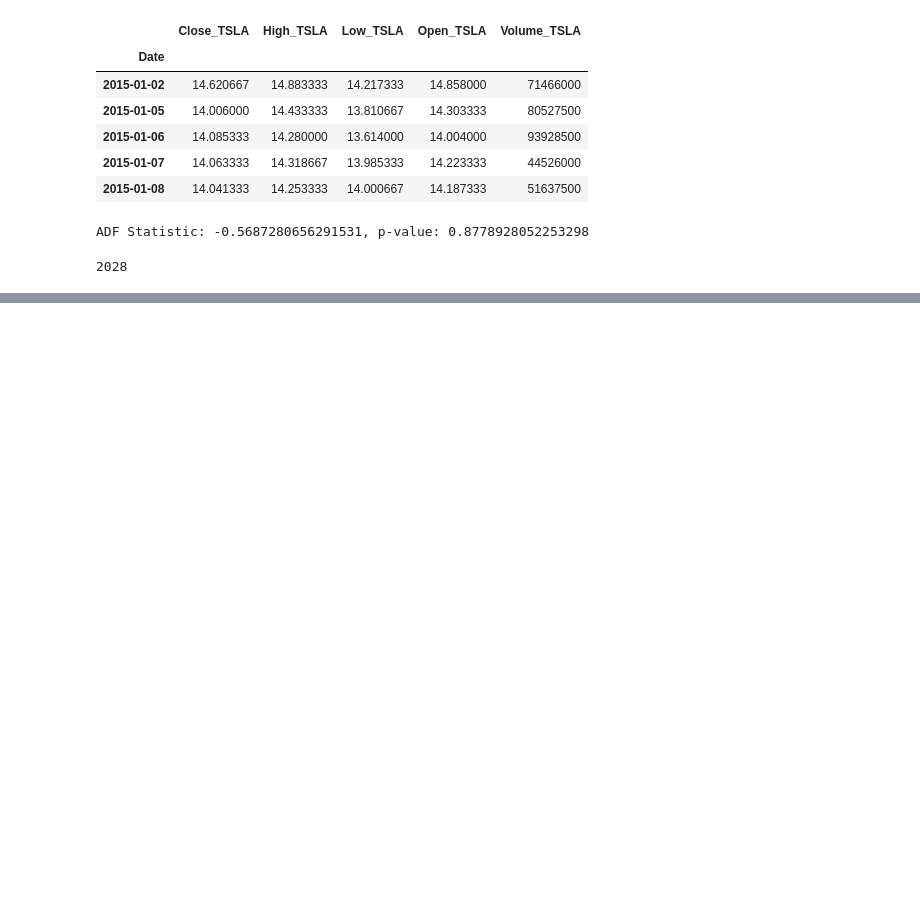
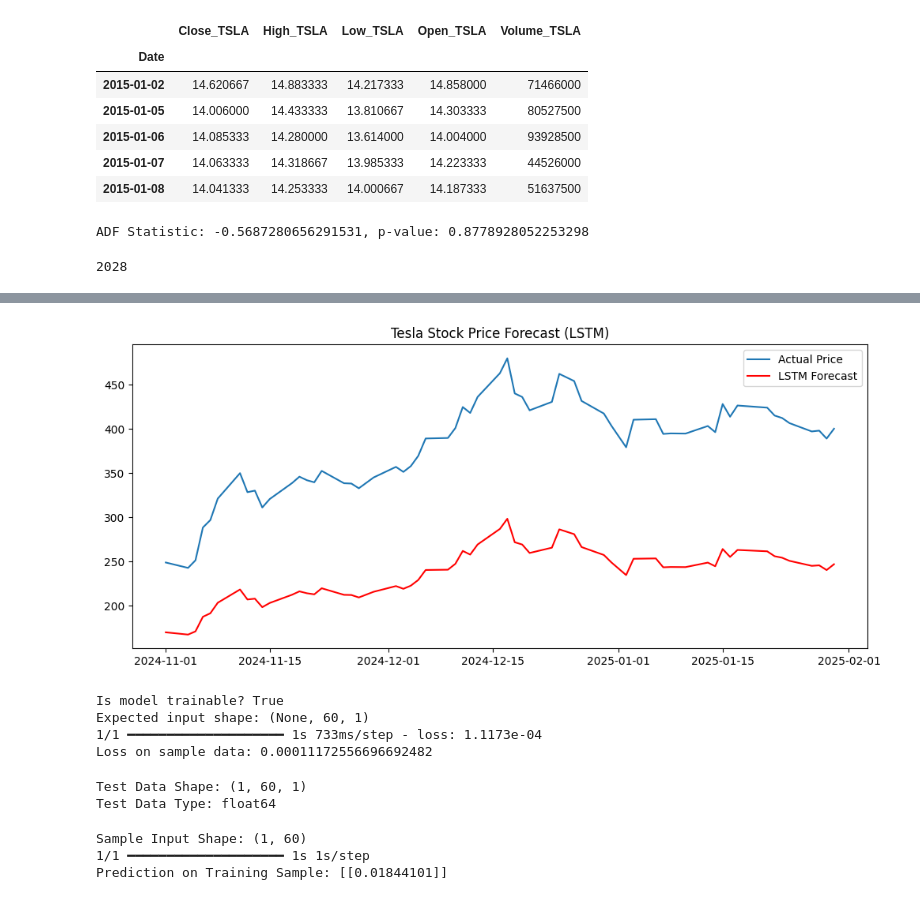
Before and after one commit to Amanzlastt/kifyaw11, a Jupyter notebook: notebooks/model_train.ipynb, the cells around one changed output, grey strips where cells are left out. Saved outputs shown, nothing was run; the diff lists cells and outputs as text; code cells hidden in the pictures; blank space fills up the shorter version.

Commit message:
lstm model training and evalustion

```diff
--- a/notebooks/model_train.ipynb
+++ b/notebooks/model_train.ipynb
@@ -86,0 +101,18 @@ plt.show()
+# %%
+# Build LSTM model
+model = Sequential([
+    LSTM(units=50, return_sequences=True, input_shape=(X_train.shape[1], 1)),
+    Dropout(0.2),
+    LSTM(units=50, return_sequences=True),
+    Dropout(0.1),
+    LSTM(units=50, return_sequences=False),
+    Dropout(0.1),
+    Dense(units=25),
+    Dense(units=1)
+])
+
+# Compile the model
+model.compile(optimizer=tf.keras.optimizers.Adam(learning_rate=0.001), loss="mean_squared_error")
+
+# Train the model
+model.fit(X_train, y_train, epochs=50, batch_size=32)
@@ -86,0 +139,3 @@ plt.show()
+# %%
+# Prepare test data (last `timesteps` days)
+test_df = df_tsla["Close_scaled"].values[-timesteps:].reshape(1, timesteps, 1)
@@ -86,0 +152,3 @@ plt.show()
+# %%
+preds = model.predict(test_df[0,:,])
+preds = scaler.inverse_transform(preds)
@@ -86,0 +157,34 @@ plt.show()
+# %%
+# Plot forecast vs actual data
+plt.figure(figsize=(12,5))
+plt.plot(df_tsla.index[-60:], df_tsla["Close_TSLA"].values[-60:], label="Actual Price")
+plt.plot(df_tsla["Close_TSLA"][-60:].index,preds, label="LSTM Forecast", color="red")
+plt.legend()
+plt.title("Tesla Stock Price Forecast (LSTM)")
+plt.show()
+# %% [output]
+[figure, added]
+# %%
+# Check if model is trainable
+print("Is model trainable?", model.trainable)
+
+# Check model input shape
+print("Expected input shape:", model.input_shape)
+
+# Check if the model has been trained by evaluating on a subset
+sample_x = X_train[:5]  # Take first 5 samples from training set
+sample_y = y_train[:5]
+
+loss = model.evaluate(sample_x, sample_y)
+print("Loss on sample data:", loss)
+# %% [output]
+Is model trainable? True
+Expected input shape: (None, 60, 1)
+1/1 ━━━━━━━━━━━━━━━━━━━━ 1s 733ms/step - loss: 1.1173e-04
+Loss on sample data: 0.00011172556696692482
+# %%
+print("Test Data Shape:", test_df.shape)  # Should be (1, 60, 1)
+print("Test Data Type:", test_df.dtype)  # Should be float32
+# %% [output]
+Test Data Shape: (1, 60, 1)
+Test Data Type: float64
@@ -86,0 +193,10 @@ plt.show()
+# %%
+sample_input = X_train[:2]  # Take one known training input
+print("Sample Input Shape:", sample_input.shape)  # Should be (1, 60, 1)
+
+sample_pred = model.predict(sample_input)
+print("Prediction on Training Sample:", sample_pred)
+# %% [output]
+Sample Input Shape: (1, 60)
+1/1 ━━━━━━━━━━━━━━━━━━━━ 1s 1s/step
+Prediction on Training Sample: [[0.01844101]]
```
Also changed, not shown: parts of 13 cells of this notebook.
